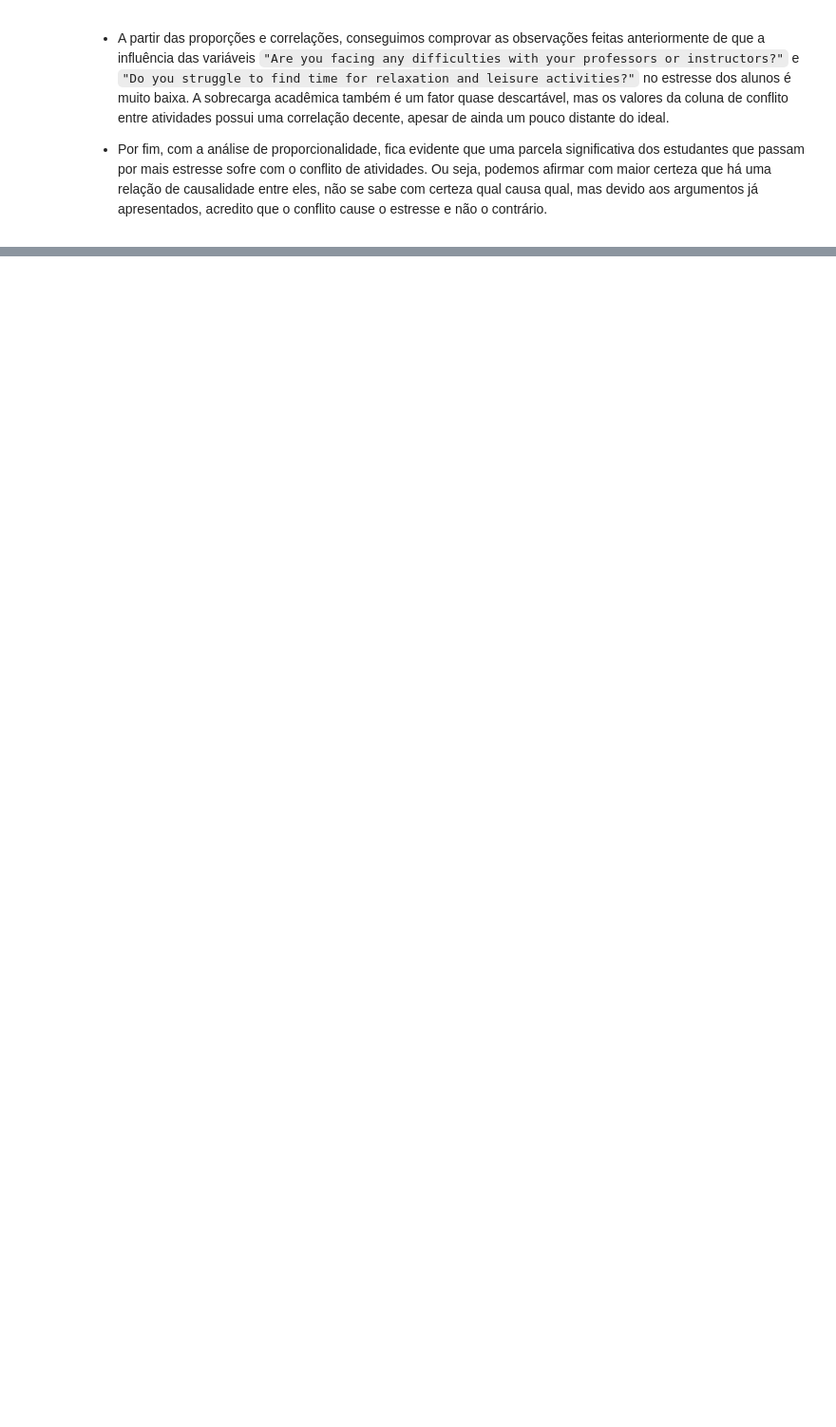
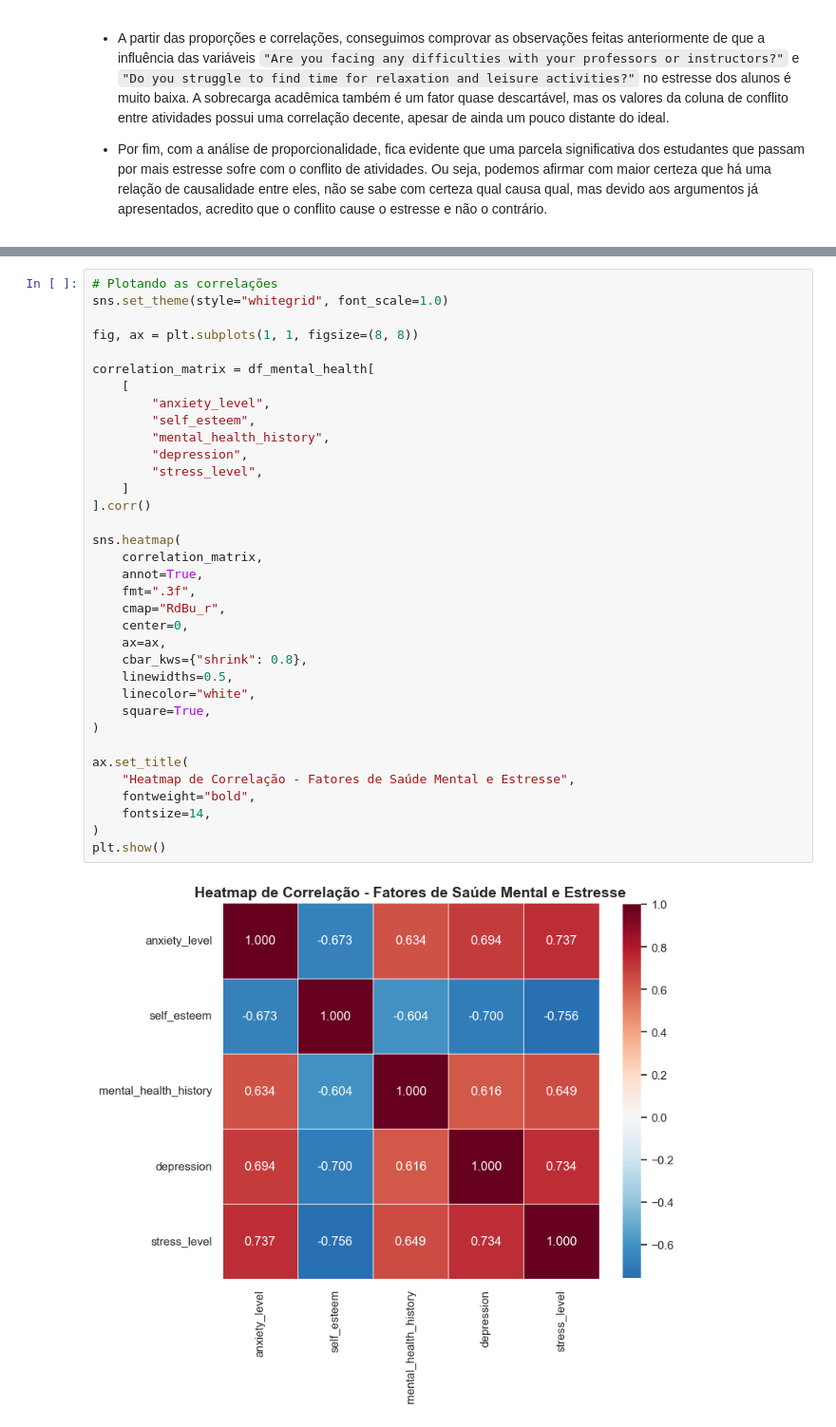
Before and after one commit to viabdon/EDA-Student-Stress-Dataset, a Jupyter notebook: src/notebooks/eda_pablo.ipynb, the cells around one changed output, grey strips where cells are left out. Shown at 95% size. Saved outputs shown, nothing was run; the diff lists cells and outputs as text; blank space fills up the shorter version.

Commit message:
⚙Feature: 2. Análise de saúde mental dos estudantes estressados

```diff
--- a/src/notebooks/eda_pablo.ipynb
+++ b/src/notebooks/eda_pablo.ipynb
@@ -675,0 +707,37 @@ Do you struggle to find time for relaxation and leisure activities?
+# %%
+# Plotando as correlações
+sns.set_theme(style="whitegrid", font_scale=1.0)
+
+fig, ax = plt.subplots(1, 1, figsize=(8, 8))
+
+correlation_matrix = df_mental_health[
+    [
+        "anxiety_level",
+        "self_esteem",
+        "mental_health_history",
+        "depression",
+        "stress_level",
+    ]
+].corr()
+
+sns.heatmap(
+    correlation_matrix,
+    annot=True,
+    fmt=".3f",
+    cmap="RdBu_r",
+    center=0,
+    ax=ax,
+    cbar_kws={"shrink": 0.8},
+    linewidths=0.5,
+    linecolor="white",
+    square=True,
+)
+
+ax.set_title(
+    "Heatmap de Correlação - Fatores de Saúde Mental e Estresse",
+    fontweight="bold",
+    fontsize=14,
+)
+plt.show()
+# %% [output]
+[figure, added]
```
Also changed, not shown: parts of 17 cells of this notebook.
